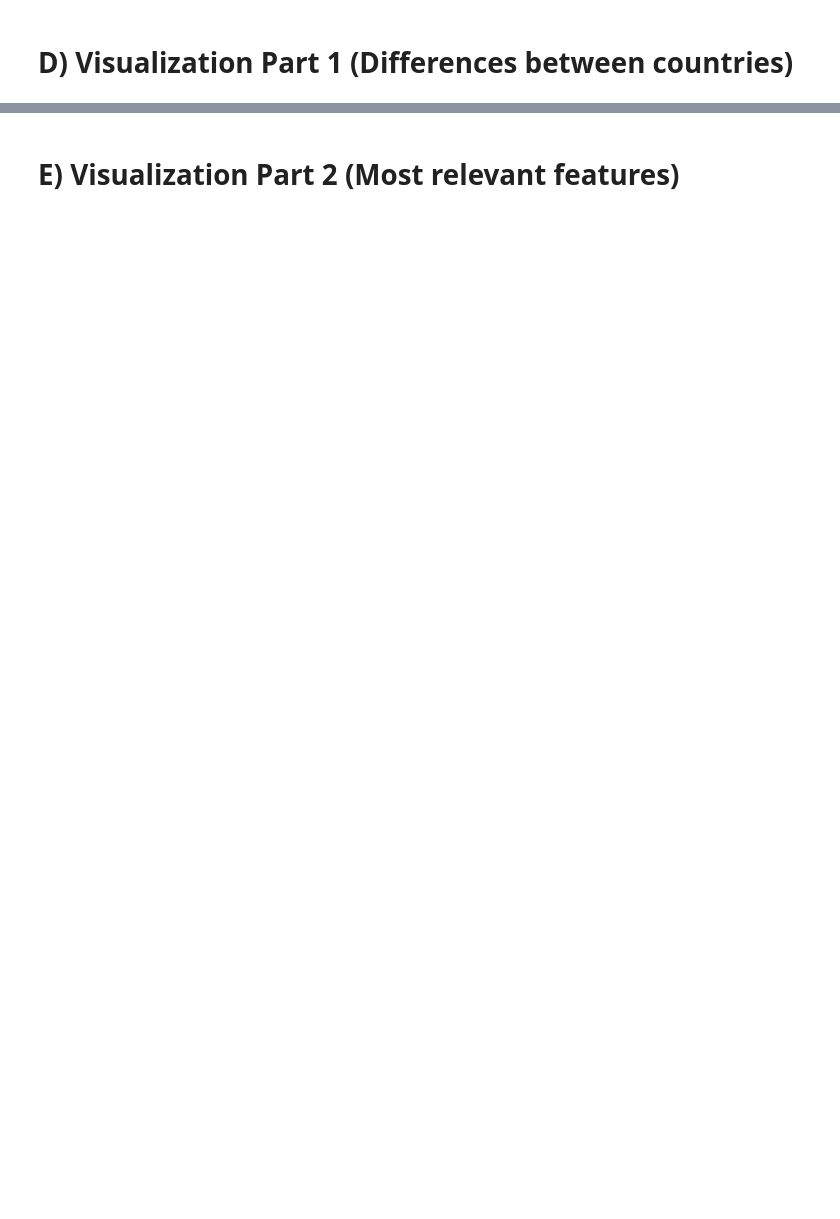
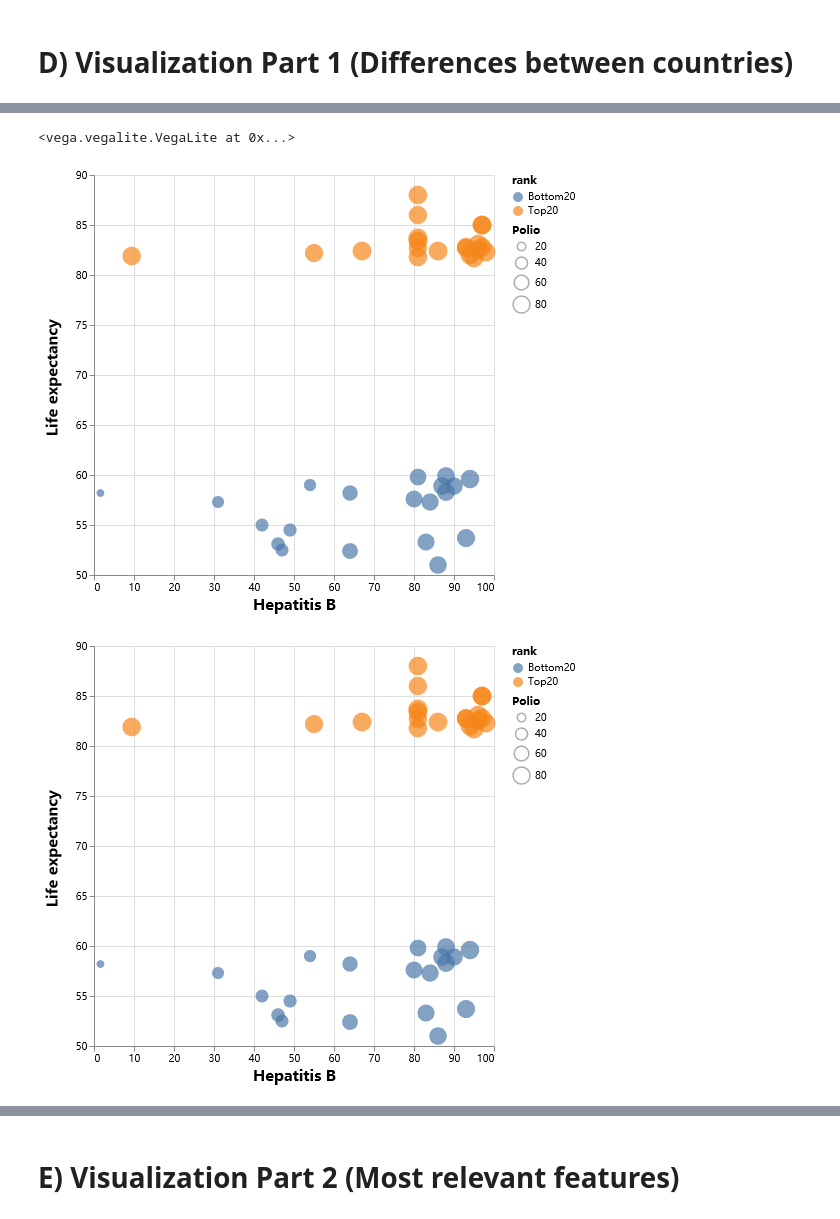
Before and after one commit to forgomania/ECE143-Life-expectancy, a Jupyter notebook: main.ipynb, the cells around one changed output, grey strips where cells are left out. Drawn from its saved outputs; the diff is of its cells as text; code cells hidden in the pictures; blank space fills up the shorter version.

```diff
--- a/main.ipynb
+++ b/main.ipynb
@@ -92,3 +175,7 @@ showBar_alt(modified.copy())
 # %%
 #plot Diphtheria, Polio and life expectancy
-showScatter(modified.copy(),'Diphtheria ','Polio',nums=10,year=2015)
+showScatter(modified.copy(),'Hepatitis B','Polio',nums=20,year=2015,height=400,width=400)
+# %% [output]
+<vega.vegalite.VegaLite at 0x...>
+[figure, added]
+[figure, added]
```
Also changed, not shown: parts of 15 cells of this notebook, 2 other files.
